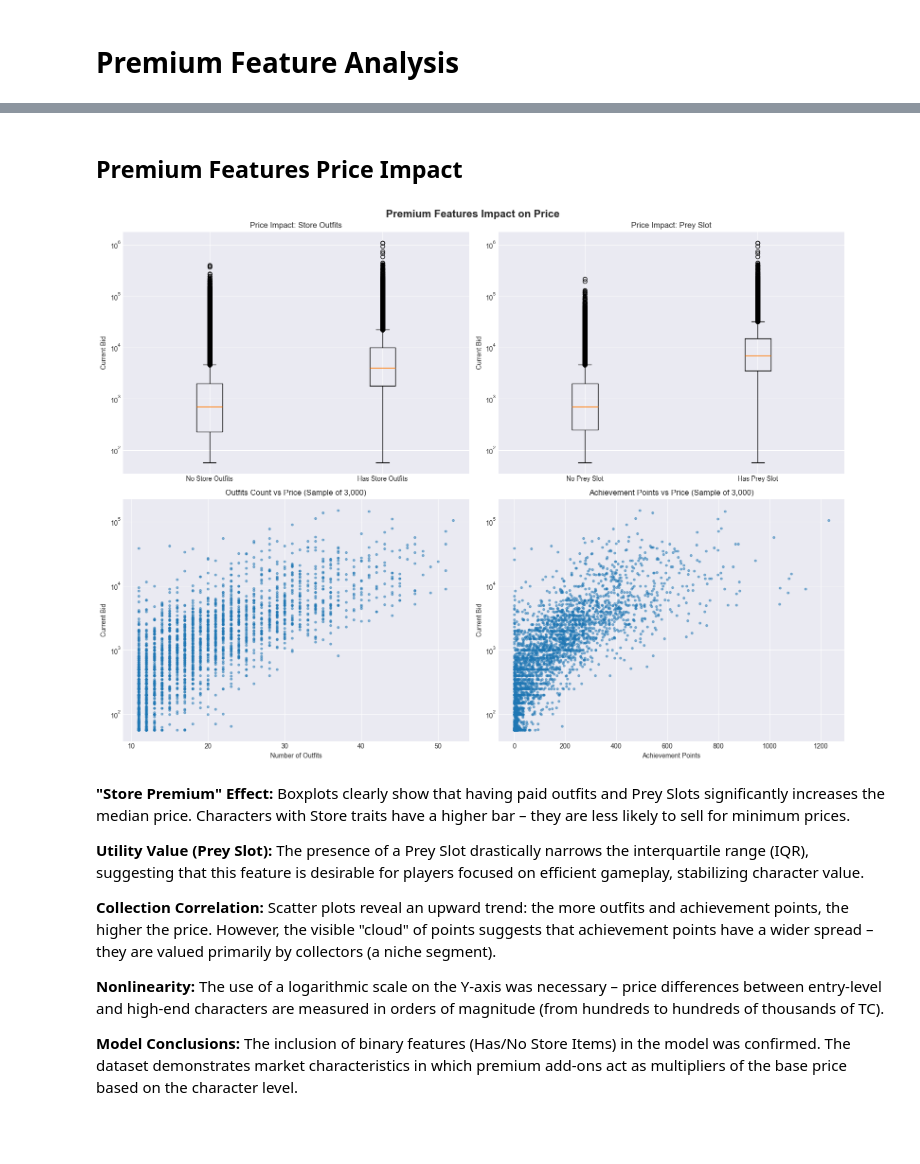
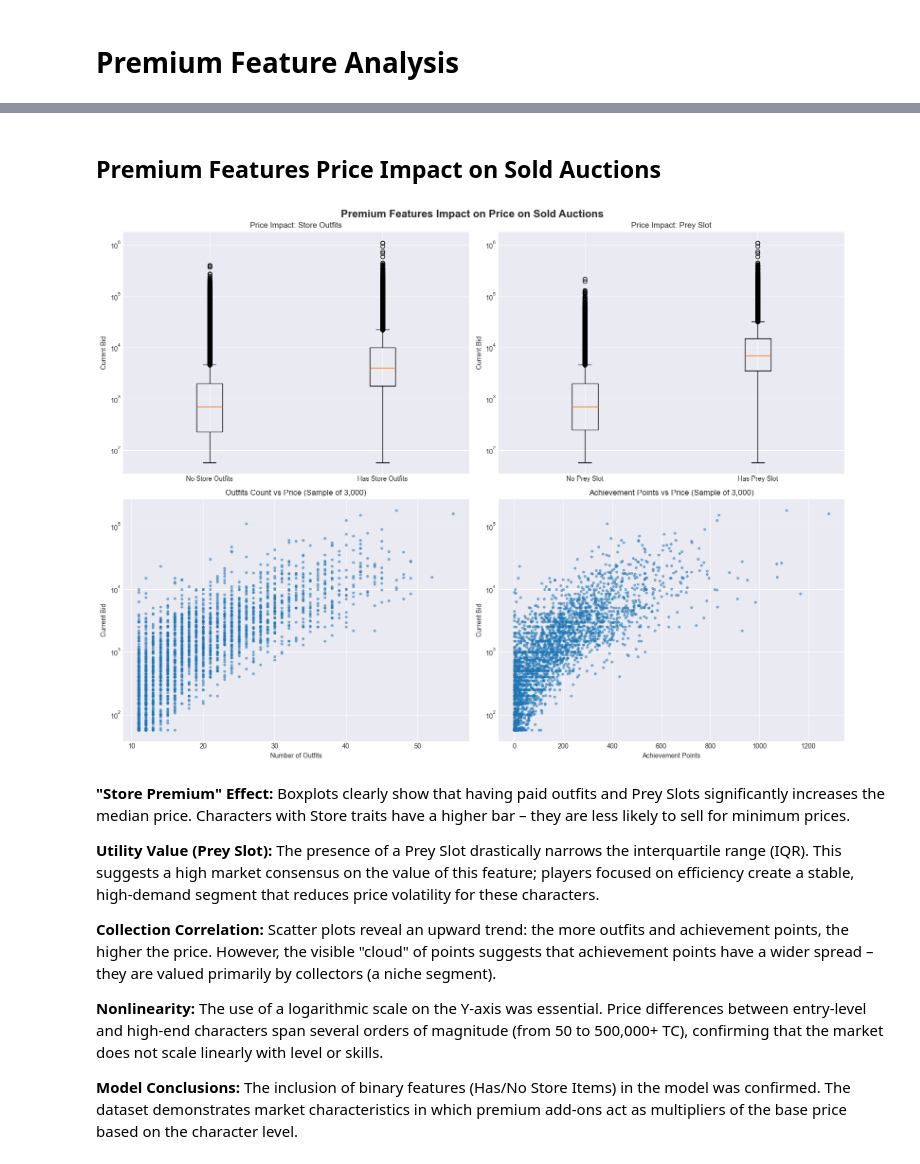
Before and after one commit to martynaottoni/tibia-auctions-analysis, a Jupyter notebook: notebooks/data_exploration.ipynb, the cells around one changed output, grey strips where cells are left out. Saved outputs shown, nothing was run; the diff lists cells and outputs as text; code cells hidden in the pictures; blank space fills up the shorter version.

```diff
--- a/notebooks/data_exploration.ipynb
+++ b/notebooks/data_exploration.ipynb
@@ -517,8 +520,11 @@ Geographically, the **market** is **dominated** by **South American (BR) servers
 # %%
 fig, (ax1, ax2) = plt.subplots(1, 2, figsize=(16, 5))
 
+#ONLY SOLD auctions fr price analysis
+sold_auctions = auctions_df[auctions_df['has_been_bidded'] ==True]
+prices = sold_auctions['current_bid'].dropna()
+
 # Histogram with log-scaled X axis
-prices = auctions_df['current_bid'].dropna()
 bins = np.logspace(np.log10(prices.min()), np.log10(prices.max()), 50)
 ax1.hist(prices, bins=bins, edgecolor='black', alpha=0.7, color='skyblue')
 ax1.set_xscale('log')
@@ -530,7 +536,7 @@ ax1.grid(True, which='both', linestyle='--', alpha=0.5)
 # Add date range to title
 date_min = auctions_df['auction_end_dt'].min().strftime('%d %b %Y')
 date_max = auctions_df['auction_end_dt'].max().strftime('%d %b %Y')
-ax1.set_title(f'Distribution of Auction Prices (log scale)\n{date_min} to {date_max}')
+ax1.set_title(f'Distribution of Sold Auction Prices (log scale)\n{date_min} to {date_max}')
 
 ax1.grid(True, which='both', linestyle='--', alpha=0.5)
 
@@ -542,12 +548,12 @@ ax1.axvline(mean_price, color='orange', linestyle='--', alpha=0.8, label=f'Mean:
 ax1.legend()
 
 # Boxplot by vocation
-auctions_df.boxplot(column='current_bid',
+sold_auctions.boxplot(column='current_bid',
                    by='vocation_name',
                    ax=ax2,
                    showfliers=True,
                    patch_artist=True)
-ax2.set_title('Auction Prices by Vocation')
+ax2.set_title('Sold Auction Prices by Vocation')
 ax2.set_xlabel('Vocation')
 ax2.set_ylabel('Price (TC)')
 ax2.set_yscale('log')
@@ -560,8 +566,8 @@ plt.tight_layout()
 plt.show()
 
 # Print some insights
-print(f"Price Statistics:")
-print(f"Total auctions: {len(prices):,}")
+print(f"Sold Auctions Price Statistics:")
+print(f"Total sold auctions: {len(prices):,}")
 print(f"Price range: {prices.min():,} - {prices.max():,} TC")
 print(f"Median price: {median_price:,.0f} TC")
 print(f"Mean price: {mean_price:,.0f} TC")
@@ -808,12 +814,12 @@ Name: count, dtype: int64
 print("=== LEVEL DISTRIBUTION ANALYSIS ===\n")
 
 # 1. Basic level statistics
-print("1. Level Statistics:")
+print("1. Level Statistics (All Auctions):")
 level_stats = auctions_df['level'].describe()
 print(level_stats)
 
 # 2. Level segmentation
-print("\n2. Level Segmentation:")
+print("\n2. Level Segmentation (All Auctions):")
 def categorize_level(level):
     if level < 100:
         return 'Low (< 100)'
@@ -832,9 +838,9 @@ level_cat_pct = (level_cat_counts / len(auctions_df) * 100).round(2)
 print(level_cat_pct)
 
 # 3. Price per level analysis
-print("\n3. Price per Level Analysis:")
-auctions_df['price_per_level'] = auctions_df['current_bid'] / auctions_df['level']
-price_per_level_stats = auctions_df['price_per_level'].describe()
+print("\n3. Price per Level Analysis (Sold Auctions Only):")
+sold_auctions['price_per_level'] = sold_auctions['current_bid'] / sold_auctions['level']
+price_per_level_stats = sold_auctions['price_per_level'].describe()
 print(price_per_level_stats)
 # %% [output]
 === LEVEL DISTRIBUTION ANALYSIS ===
@@ -1091,62 +1108,62 @@ plt.show()
 # %% [markdown]
-## Premium Features Price Impact
+## Premium Features Price Impact on Sold Auctions
 # %%
 # Premium Features impact on Price
 fig, axes = plt.subplots(2, 2, figsize=(16, 12))
-fig.suptitle('Premium Features Impact on Price', fontsize=16, fontweight='bold')
+fig.suptitle('Premium Features Impact on Price on Sold Auctions', fontsize=16, fontweight='bold')
 
 # 1. Price comparison: characters with vs without store items
 store_outfit_prices = [
-    auctions_df[auctions_df['store_outfits_count'] == 0]['current_bid'],
-    auctions_df[auctions_df['store_outfits_count'] > 0]['current_bid']
+    sold_auctions[sold_auctions['store_outfits_count'] == 0]['current_bid'],
+    sold_auctions[sold_auctions['store_outfits_count'] > 0]['current_bid']
 ]
 axes[0, 0].boxplot(store_outfit_prices, labels=['No Store Outfits', 'Has Store Outfits'])
 axes[0, 0].set_title('Price Impact: Store Outfits')
 axes[0, 0].set_ylabel('Current Bid')
 axes[0, 0].set_yscale('log')
 
 # 2. Price comparison: premium slots
 premium_slot_prices = [
-    auctions_df[auctions_df['prey_slot'] == False]['current_bid'],
-    auctions_df[auctions_df['prey_slot'] == True]['current_bid']
+    sold_auctions[sold_auctions['prey_slot'] == False]['current_bid'],
+    sold_auctions[sold_auctions['prey_slot'] == True]['current_bid']
 ]
 axes[0, 1].boxplot(premium_slot_prices, labels=['No Prey Slot', 'Has Prey Slot'])
 axes[0, 1].set_title('Price Impact: Prey Slot')
 axes[0, 1].set_ylabel('Current Bid')
 axes[0, 1].set_yscale('log')
 
 # 3. Outfits count vs Price (scatter plot sample)
-sample_size = min(3000, len(auctions_df))
-sample_df = auctions_df.sample(n=sample_size, random_state=42)
+sample_size = min(3000, len(sold_auctions))
+sample_df = sold_auctions.sample(n=sample_size, random_state=42)
 axes[1, 0].scatter(sample_df['outfits_count'], sample_df['current_bid'], alpha=0.5, s=10)
 axes[1, 0].set_title(f'Outfits Count vs Price (Sample of {sample_size:,})')
 axes[1, 0].set_xlabel('Number of Outfits')
 axes[1, 0].set_ylabel('Current Bid')
 axes[1, 0].set_yscale('log')
 
 # 4. Achievement points vs Price (scatter plot sample)
 axes[1, 1].scatter(sample_df['achievement_points'], sample_df['current_bid'], alpha=0.5, s=10)
 axes[1, 1].set_title(f'Achievement Points vs Price (Sample of {sample_size:,})')
 axes[1, 1].set_xlabel('Achievement Points')
 axes[1, 1].set_ylabel('Current Bid')
 axes[1, 1].set_yscale('log')
 
 plt.tight_layout()
 plt.show()
 # %% [output]
-[figure, old version]
+[figure, new version]
 # %% [markdown]
 **"Store Premium" Effect:**
 Boxplots clearly show that having paid outfits and Prey Slots significantly increases the median price. Characters with Store traits have a higher bar – they are less likely to sell for minimum prices.
 
 **Utility Value (Prey Slot):**
- The presence of a Prey Slot drastically narrows the interquartile range (IQR), suggesting that this feature is desirable for players focused on efficient gameplay, stabilizing character value.
+ The presence of a Prey Slot drastically narrows the interquartile range (IQR). This suggests a high market consensus on the value of this feature; players focused on efficiency create a stable, high-demand segment that reduces price volatility for these characters.
 
 **Collection Correlation:**
  Scatter plots reveal an upward trend: the more outfits and achievement points, the higher the price. However, the visible "cloud" of points suggests that achievement points have a wider spread – they are valued primarily by collectors (a niche segment).
 
 **Nonlinearity:**
- The use of a logarithmic scale on the Y-axis was necessary – price differences between entry-level and high-end characters are measured in orders of magnitude (from hundreds to hundreds of thousands of TC).
+ The use of a logarithmic scale on the Y-axis was essential. Price differences between entry-level and high-end characters span several orders of magnitude (from 50 to 500,000+ TC), confirming that the market does not scale linearly with level or skills.
 
 **Model Conclusions:**
  The inclusion of binary features (Has/No Store Items) in the model was confirmed. The dataset demonstrates market characteristics in which premium add-ons act as multipliers of the base price based on the character level.
```
Also changed, not shown: parts of 17 cells of this notebook.
